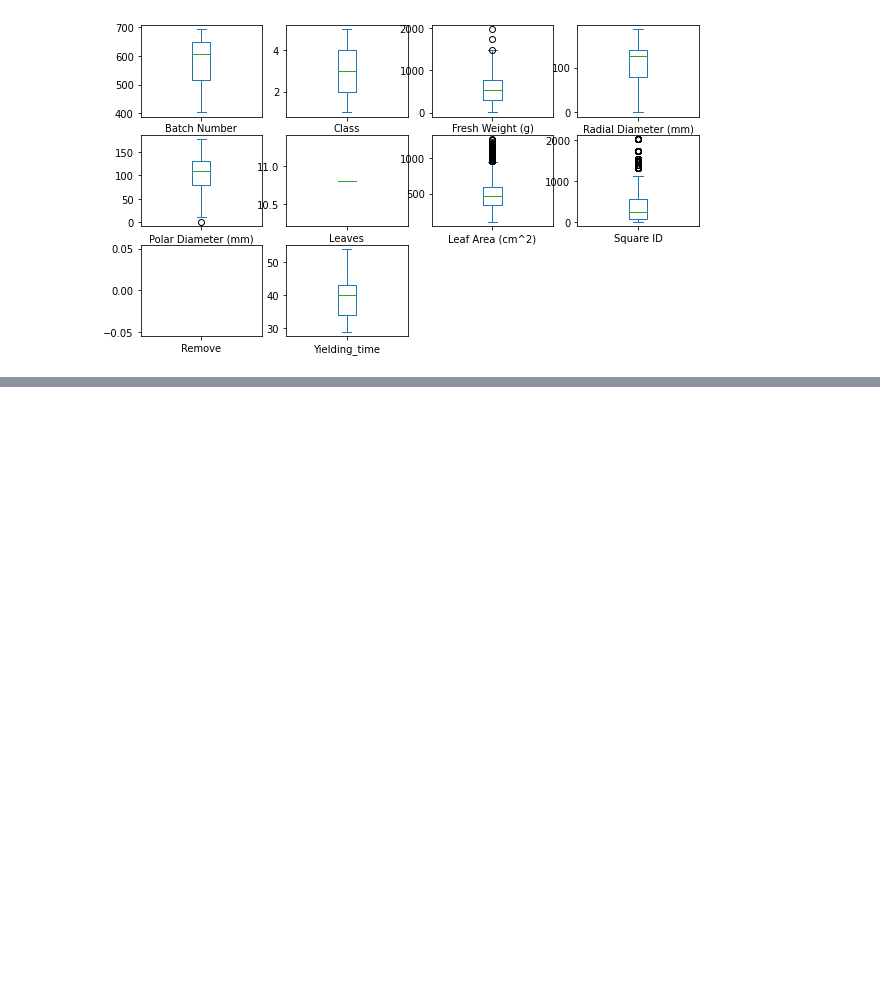
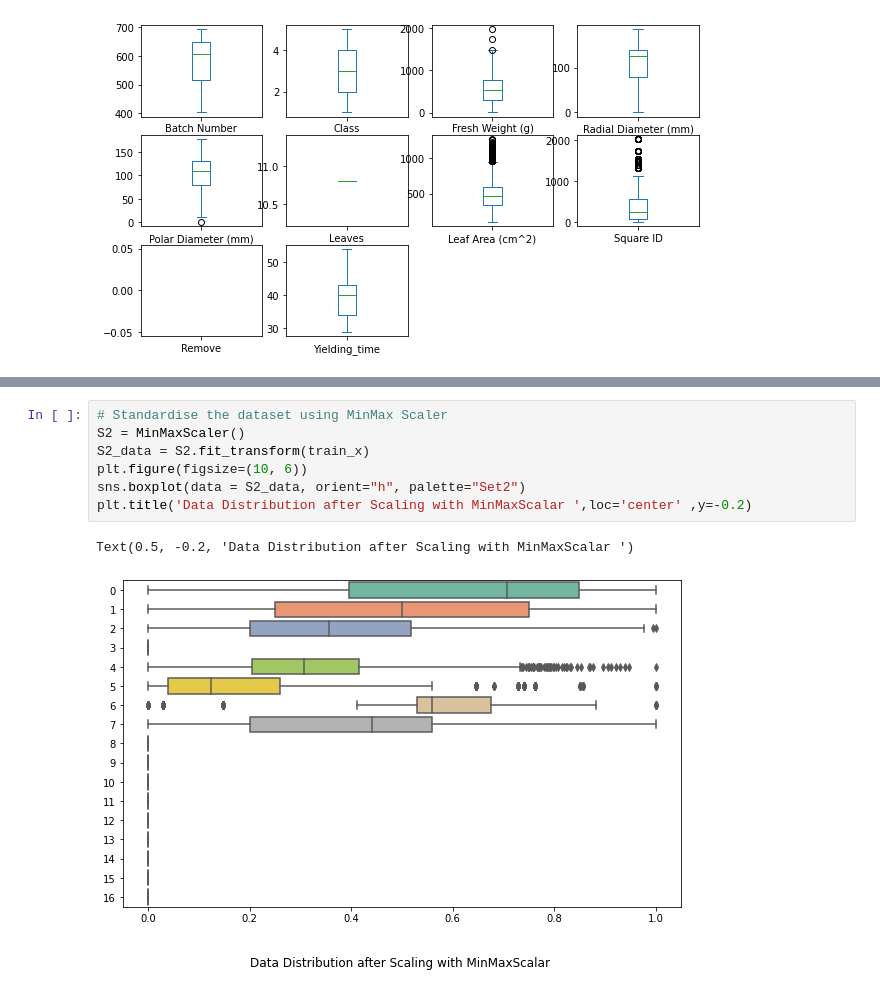
Before and after one commit to Christina-Joseph/CE888-7-SP-Data-Science-and-Decision-Making, a Jupyter notebook: Agrotech.ipynb, the cells around one changed output, grey strips where cells are left out. Drawn from its saved outputs; the diff is of its cells as text; blank space fills up the shorter version.

```diff
--- a/Agrotech.ipynb
+++ b/Agrotech.ipynb
@@ -380,0 +609,10 @@ plt.show()
+# %%
+# Standardise the dataset using MinMax Scaler
+S2 = MinMaxScaler()
+S2_data = S2.fit_transform(train_x)
+plt.figure(figsize=(10, 6))
+sns.boxplot(data = S2_data, orient="h", palette="Set2")
+plt.title('Data Distribution after Scaling with MinMaxScalar ',loc='center' ,y=-0.2)
+# %% [output]
+Text(0.5, -0.2, 'Data Distribution after Scaling with MinMaxScalar ')
+[figure, added]
```
Also changed, not shown: parts of 24 cells of this notebook.
